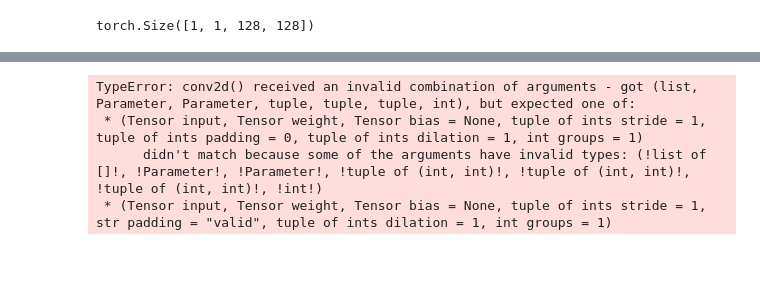
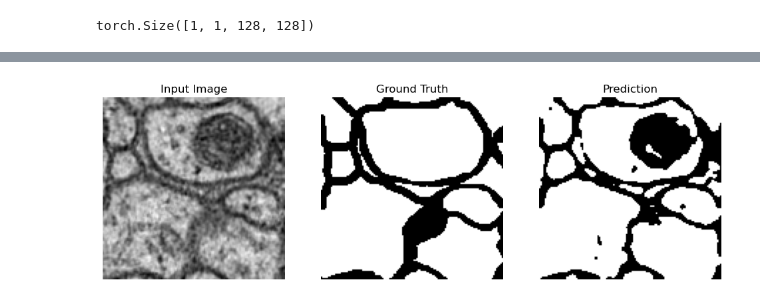
Before and after one commit to albapim/Advanced-Image-Analysis, a Jupyter notebook: final_project/first_script.ipynb, the cells around one changed output, grey strips where cells are left out. Cells and saved outputs as stored; diff of their text form; code cells hidden in the pictures; blank space fills up the shorter version.

```diff
--- a/final_project/first_script.ipynb
+++ b/final_project/first_script.ipynb
@@ -347,25 +294,0 @@ plt.show()
-# %%
-num_epochs = 10
-model.train()
-
-for epoch in range(num_epochs):
-    epoch_loss = 0.0
-    for batch_idx, (images, masks) in enumerate(dataloader):
-        # Forward pass
-        outputs = model(images)
-        loss = loss_fn(outputs, masks)
-
-        # Backward and optimize
-        optimizer.zero_grad()
-        loss.backward()
-        optimizer.step()
-
-        epoch_loss += loss.item()
-
-    avg_loss = epoch_loss / len(dataloader)
-    print(f"Epoch [{epoch+1}/{num_epochs}], Loss: {avg_loss:.4f}")
-# %% [output]
-TypeError: conv2d() received an invalid combination of arguments - got (list, Parameter, Parameter, tuple, tuple, tuple, int), but expected one of:
- * (Tensor input, Tensor weight, Tensor bias = None, tuple of ints stride = 1, tuple of ints padding = 0, tuple of ints dilation = 1, int groups = 1)
-      didn't match because some of the arguments have invalid types: (!list of []!, !Parameter!, !Parameter!, !tuple of (int, int)!, !tuple of (int, int)!, !tuple of (int, int)!, !int!)
- * (Tensor input, Tensor weight, Tensor bias = None, tuple of ints stride = 1, str padding = "valid", tuple of ints dilation = 1, int groups = 1)
@@ -371,0 +318,25 @@ TypeError: conv2d() received an invalid combination of arguments - got (list, Pa
+# %%
+# Binarize prediction
+binary_pred = (pred >= 0.50).astype(float)   # or .astype(np.uint8)
+
+# Plot
+plt.figure(figsize=(12,4))
+
+plt.subplot(1, 3, 1)
+plt.title('Input Image')
+plt.imshow(image, cmap='gray')
+plt.axis('off')
+
+plt.subplot(1, 3, 2)
+plt.title('Ground Truth')
+plt.imshow(label, cmap='gray')
+plt.axis('off')
+
+plt.subplot(1, 3, 3)
+plt.title('Prediction')
+plt.imshow(binary_pred, cmap='gray')
+plt.axis('off')
+
+plt.show()
+# %% [output]
+[figure, added]
```
Also changed, not shown: parts of 18 cells of this notebook.
